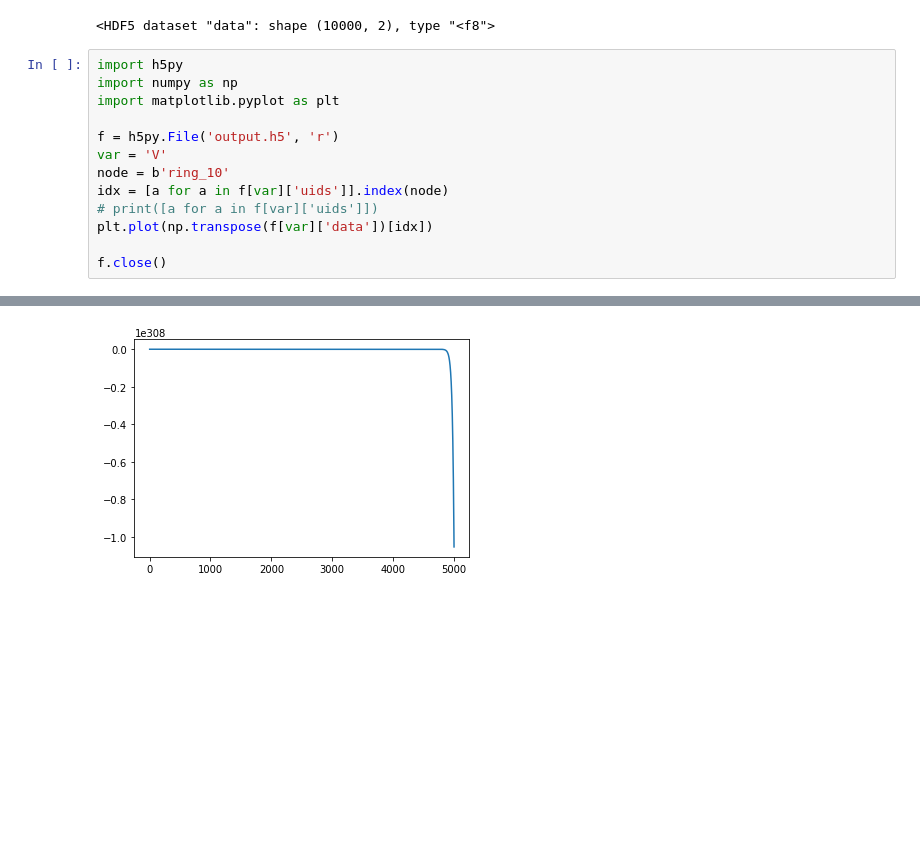
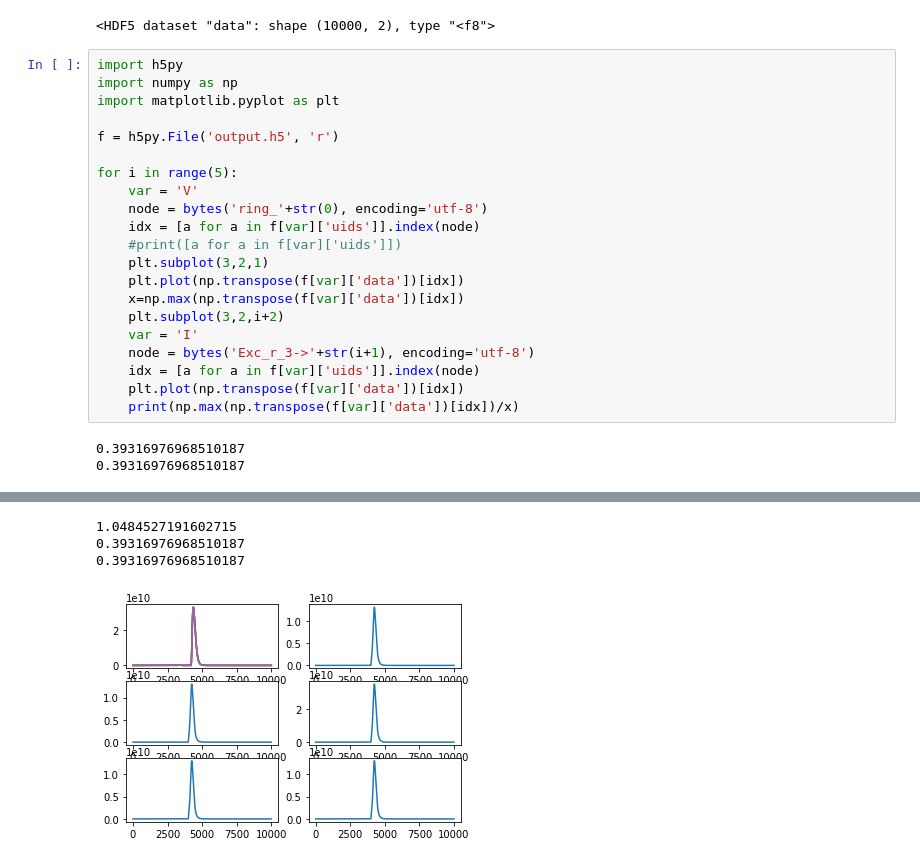
Before and after one commit to adityasinha379/FlyBrainProject, a Jupyter notebook: Project_as5624_pb2735.ipynb, the cells around one changed output, grey strips where cells are left out. Drawn from its saved outputs; the diff is of its cells as text; blank space fills up the shorter version.

```diff
--- a/Project_as5624_pb2735.ipynb
+++ b/Project_as5624_pb2735.ipynb
@@ -101,11 +101,21 @@ import numpy as np
 import matplotlib.pyplot as plt
 
 f = h5py.File('output.h5', 'r')
-var = 'V'
-node = b'ring_10'
-idx = [a for a in f[var]['uids']].index(node)
-# print([a for a in f[var]['uids']])
-plt.plot(np.transpose(f[var]['data'])[idx])
 
-f.close()
+for i in range(5):
+    var = 'V'
+    node = bytes('ring_'+str(0), encoding='utf-8')
+    idx = [a for a in f[var]['uids']].index(node)
+    #print([a for a in f[var]['uids']])
+    plt.subplot(3,2,1)
+    plt.plot(np.transpose(f[var]['data'])[idx])
+    x=np.max(np.transpose(f[var]['data'])[idx])
+    plt.subplot(3,2,i+2)
+    var = 'I'
+    node = bytes('Exc_r_3->'+str(i+1), encoding='utf-8')
+    idx = [a for a in f[var]['uids']].index(node)
+    plt.plot(np.transpose(f[var]['data'])[idx])
+    print(np.max(np.transpose(f[var]['data'])[idx])/x)
 # %% [output]
+0.39316976968510187
+0.39316976968510187
@@ -112 +124,4 @@ f.close()
+1.0484527191602715
+0.39316976968510187
+0.39316976968510187
-[figure, old version]
+[figure, new version]
```
Also changed, not shown: parts of 3 cells of this notebook, 4 other files.
